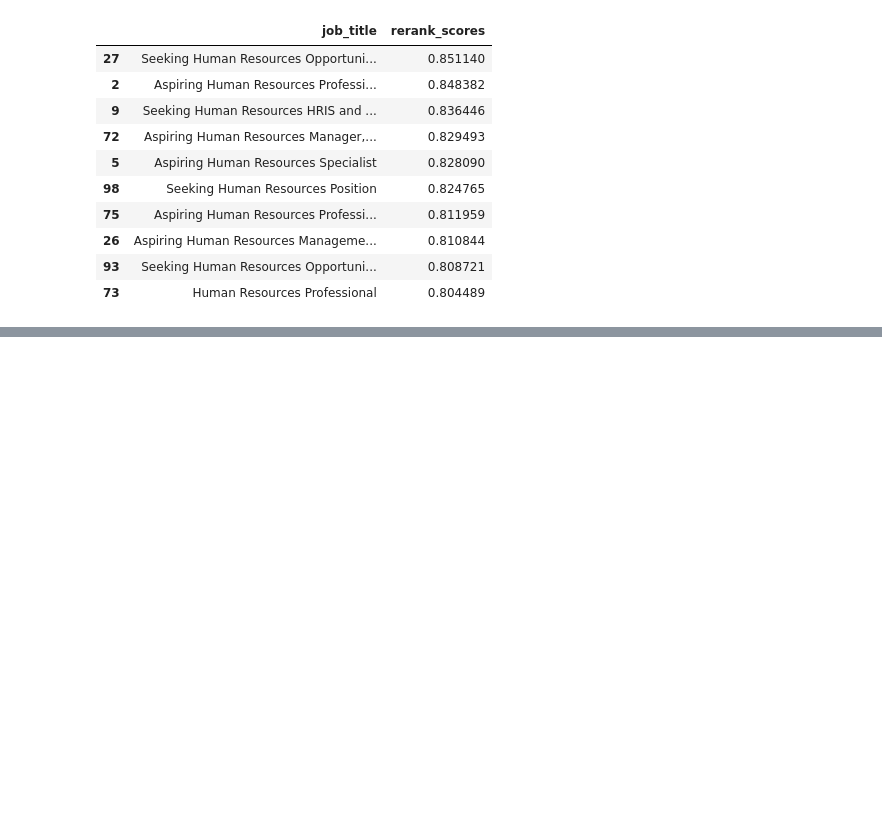
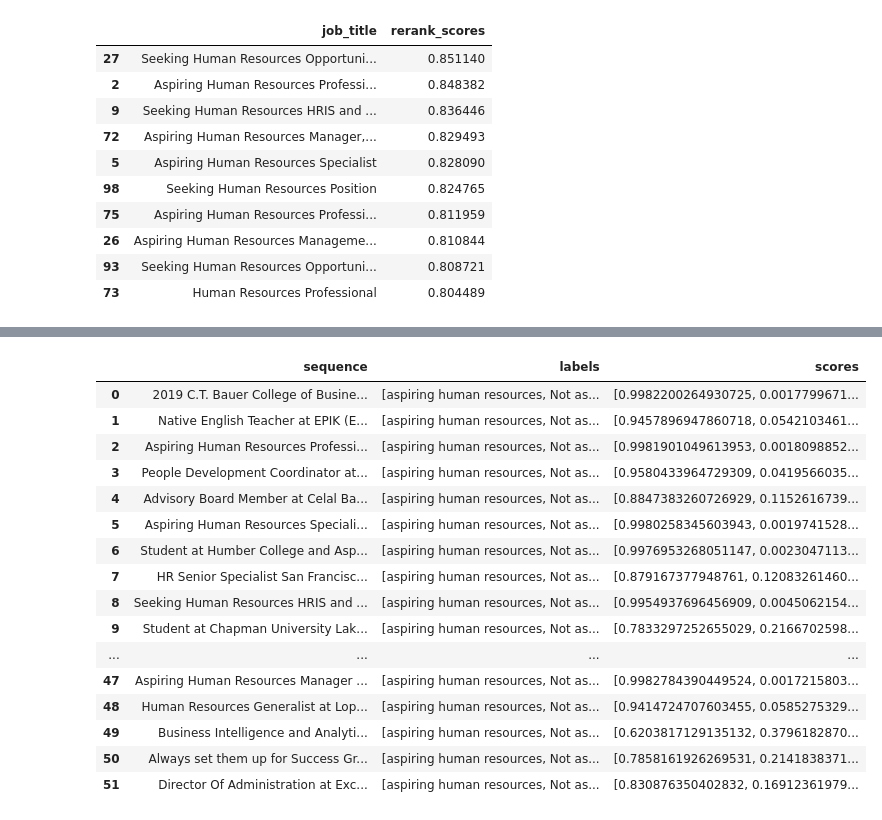
Before and after one commit to safwt-data/QwnYr0x6YtL8f4mY, a Jupyter notebook: notebooks/notebook_1.ipynb, the cells around one changed output, grey strips where cells are left out. Cells and saved outputs as stored; diff of their text form; code cells hidden in the pictures; blank space fills up the shorter version.

```diff
--- a/notebooks/notebook_1.ipynb
+++ b/notebooks/notebook_1.ipynb
@@ -782,0 +809,40 @@ df[["job_title", "rerank_scores"]].sort_values(
+# %%
+zero_shot_classifier = pipeline(
+    task="zero-shot-classification",
+    model="facebook/bart-large-mnli"
+)
+
+candidate_labels = [
+    "This candidate HR related",
+    "This candidate not HR related"
+]
+
+texts = df["all_data"].tolist()
+
+results = zero_shot_classifier(
+    texts,
+    candidate_labels=candidate_labels
+)
+
+print(results)
+# %%
+df_results = pd.DataFrame(results)
+df_results
+# %% [output]
+|  | sequence | labels | scores |
+| 0 | 2019 C.T. Bauer College of Busine... | [aspiring human resources, Not as... | [0.9982200264930725, 0.0017799671... |
+| 1 | Native English Teacher at EPIK (E... | [aspiring human resources, Not as... | [0.9457896947860718, 0.0542103461... |
+| 2 | Aspiring Human Resources Professi... | [aspiring human resources, Not as... | [0.9981901049613953, 0.0018098852... |
+| 3 | People Development Coordinator at... | [aspiring human resources, Not as... | [0.9580433964729309, 0.0419566035... |
+| 4 | Advisory Board Member at Celal Ba... | [aspiring human resources, Not as... | [0.8847383260726929, 0.1152616739... |
+| 5 | Aspiring Human Resources Speciali... | [aspiring human resources, Not as... | [0.9980258345603943, 0.0019741528... |
+| 6 | Student at Humber College and Asp... | [aspiring human resources, Not as... | [0.9976953268051147, 0.0023047113... |
+| 7 | HR Senior Specialist San Francisc... | [aspiring human resources, Not as... | [0.879167377948761, 0.12083261460... |
+| 8 | Seeking Human Resources HRIS and ... | [aspiring human resources, Not as... | [0.9954937696456909, 0.0045062154... |
+| 9 | Student at Chapman University Lak... | [aspiring human resources, Not as... | [0.7833297252655029, 0.2166702598... |
+| ... | ... | ... | ... |
+| 47 | Aspiring Human Resources Manager ... | [aspiring human resources, Not as... | [0.9982784390449524, 0.0017215803... |
+| 48 | Human Resources Generalist at Lop... | [aspiring human resources, Not as... | [0.9414724707603455, 0.0585275329... |
+| 49 | Business Intelligence and Analyti... | [aspiring human resources, Not as... | [0.6203817129135132, 0.3796182870... |
+| 50 | Always set them up for Success Gr... | [aspiring human resources, Not as... | [0.7858161926269531, 0.2141838371... |
+| 51 | Director Of Administration at Exc... | [aspiring human resources, Not as... | [0.830876350402832, 0.16912361979... |
```
Also changed, not shown: parts of 1 cell of this notebook.
